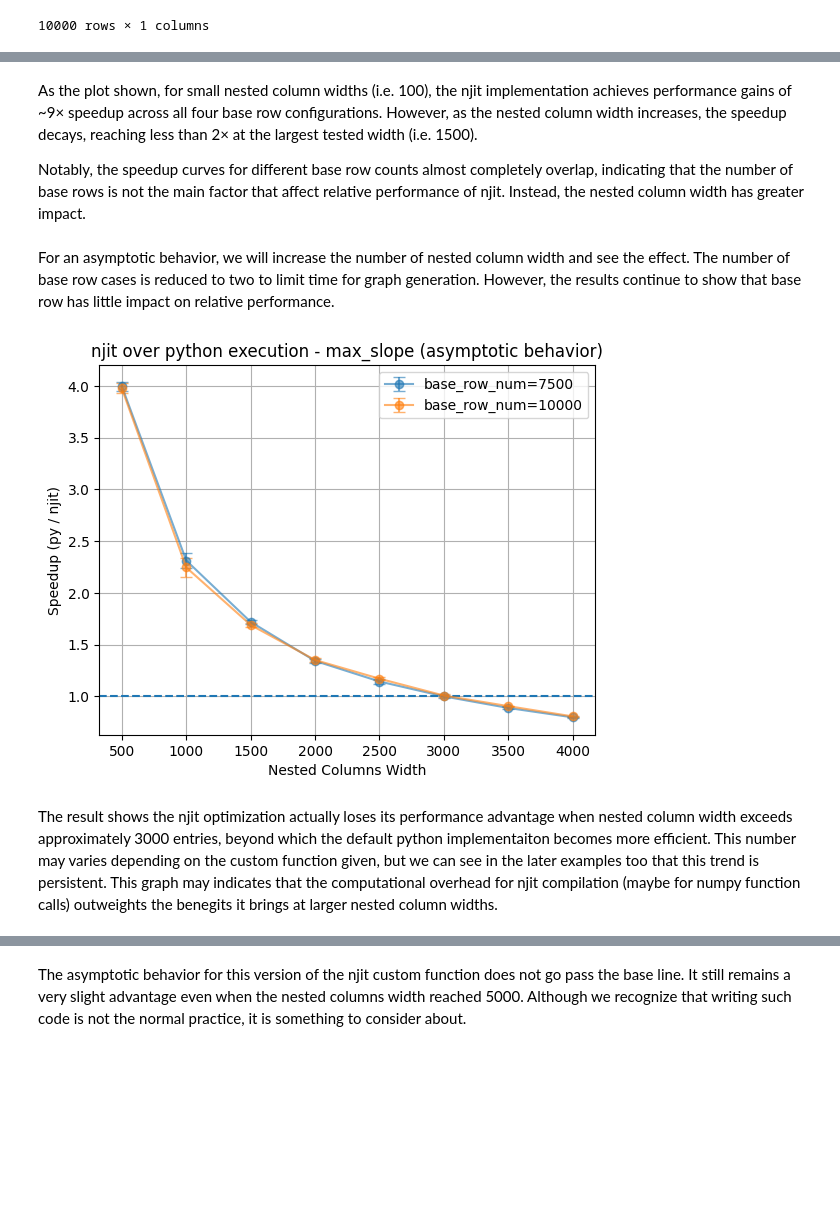
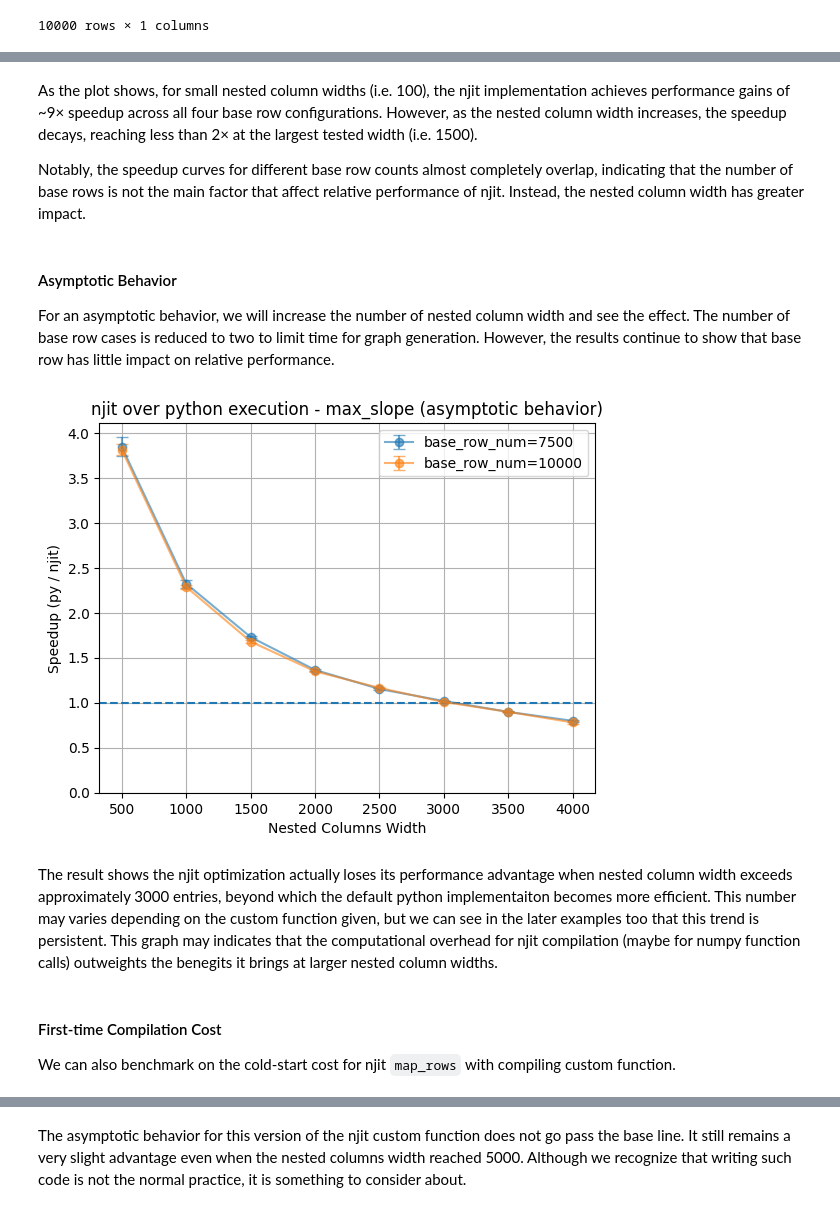
Before and after one commit to lincc-frameworks/nested-pandas, a Jupyter notebook: docs/pre_executed/njit_map_rows.ipynb, the cells around one changed output, grey strips where cells are left out. Cells and saved outputs as stored; diff of their text form; code cells hidden in the pictures; blank space fills up the shorter version.

```diff
--- a/docs/pre_executed/njit_map_rows.ipynb
+++ b/docs/pre_executed/njit_map_rows.ipynb
@@ -33,6 +37,7 @@ import matplotlib.pyplot as plt
 
 n_nested_list = [100, 200, 300, 500, 750, 1000, 1250, 1500]
 n_base_list = [7500, 10_000, 12_500, 15_000]
+
 
 def bench(func, nf):
     timings = timeit.repeat(
@@ -43,6 +48,7 @@ def bench(func, nf):
     timings = np.array(timings)
     return timings.mean(), timings.std()
 
+
 def plot_bench(py_func, njit_func, title, n_base_list=n_base_list, n_nested_list=n_nested_list):
     plt.figure()
     for n_base in n_base_list:
@@ -50,18 +56,15 @@ def plot_bench(py_func, njit_func, title, n_base_list=n_base_list, n_nested_list
         speedup_errs = []
 
         for n_nested in n_nested_list:
-            nf = generate_data(n_base, n_nested, seed=1)    # build frame for each size
+            nf = generate_data(n_base, n_nested, seed=1)  # build frame for each size
 
-            mean_py, std_py = bench(py_func, nf)    # python bench
-            mean_njit, std_njit = bench(njit_func, nf)   # njit bench
+            mean_py, std_py = bench(py_func, nf)  # python bench
+            mean_njit, std_njit = bench(njit_func, nf)  # njit bench
 
-            speedup = mean_py / mean_njit   # mean speedup ratio
+            speedup = mean_py / mean_njit  # mean speedup ratio
 
             # error propagation for ratio (absolute uncertainty, covariance = 0)
-            speedup_std = speedup * np.sqrt(
-                (std_py / mean_py) ** 2 +
-                (std_njit / mean_njit) ** 2
-            )
+            speedup_std = speedup * np.sqrt((std_py / mean_py) ** 2 + (std_njit / mean_njit) ** 2)
 
             speedups.append(speedup)
             speedup_errs.append(speedup_std)
@@ -70,13 +73,14 @@ def plot_bench(py_func, njit_func, title, n_base_list=n_base_list, n_nested_list
             n_nested_list,
             speedups,
             yerr=speedup_errs,
-            marker='o',
+            marker="o",
             capsize=4,
             alpha=0.6,
-            label=f'base_row_num={n_base}'
+            label=f"base_row_num={n_base}",
         )
 
-    plt.axhline(1.0, linestyle='--')  # baseline
+    plt.axhline(1.0, linestyle="--")  # baseline
+    plt.ylim(0, None)
     plt.xlabel("Nested Columns Width")
     plt.ylabel("Speedup (py / njit)")
     plt.title(title)
@@ -138,25 +162,17 @@ Now we benchmark on the performance to see the runtime. The plot shows the ratio
 # define helpers for benchmarking
 def run_max_slope_py(nf):
     nf.map_rows(
-        max_slope_py,
-        columns=["nested.t", "nested.flux"],
-        row_container="args",
-        output_names="max_slope"
+        max_slope_py, columns=["nested.t", "nested.flux"], row_container="args", output_names="max_slope"
     )
+
 
 def run_max_slope_njit(nf):
     nf.map_rows(
-        max_slope_njit,
-        columns=["nested.t", "nested.flux"],
-        row_container="args",
-        output_names="max_slope"
+        max_slope_njit, columns=["nested.t", "nested.flux"], row_container="args", output_names="max_slope"
     )
+
 
 run_max_slope_njit(nf.copy())  # run njit once for compilation before benchmark
 
-plot_bench(
-    run_max_slope_py,
-    run_max_slope_njit,
-    title="njit over python execution - max_slope"
-)
+plot_bench(run_max_slope_py, run_max_slope_njit, title="njit over python execution - max_slope")
 # %% [output]
@@ -164,21 +180,25 @@ plot_bench(
 # %% [markdown]
-As the plot shown, for small nested column widths (i.e. 100), the njit implementation achieves performance gains of ~9× speedup across all four base row configurations. However, as the nested column width increases, the speedup decays, reaching less than 2× at the largest tested width (i.e. 1500).
+As the plot shows, for small nested column widths (i.e. 100), the njit implementation achieves performance gains of ~9× speedup across all four base row configurations. However, as the nested column width increases, the speedup decays, reaching less than 2× at the largest tested width (i.e. 1500).
 
 Notably, the speedup curves for different base row counts almost completely overlap, indicating that the number of base rows is not the main factor that affect relative performance of njit. Instead, the nested column width has greater impact.
 # %% [markdown]
+#### Asymptotic Behavior
 For an asymptotic behavior, we will increase the number of nested column width and see the effect. The number of base row cases is reduced to two to limit time for graph generation. However, the results continue to show that base row has little impact on relative performance.
 # %%
 n_base_shrink = [7500, 10_000]
 n_nested_list_asy = [500, 1000, 1500, 2000, 2500, 3000, 3500, 4000]
 
 plot_bench(
     run_max_slope_py,
     run_max_slope_njit,
     title="njit over python execution - max_slope (asymptotic behavior)",
     n_base_list=n_base_shrink,
-    n_nested_list=n_nested_list_asy
+    n_nested_list=n_nested_list_asy,
 )
 # %% [output]
-[figure, old version]
+[figure, new version]
 # %% [markdown]
 The result shows the njit optimization actually loses its performance advantage when nested column width exceeds approximately 3000 entries, beyond which the default python implementaiton becomes more efficient. This number may varies depending on the custom function given, but we can see in the later examples too that this trend is persistent. This graph may indicates that the computational overhead for njit compilation (maybe for numpy function calls) outweights the benegits it brings at larger nested column widths.
+# %% [markdown]
+#### First-time Compilation Cost
+We can also benchmark on the cold-start cost for njit `map_rows` with compiling custom function.
```
Also changed, not shown: parts of 36 cells of this notebook, 1 other file.
